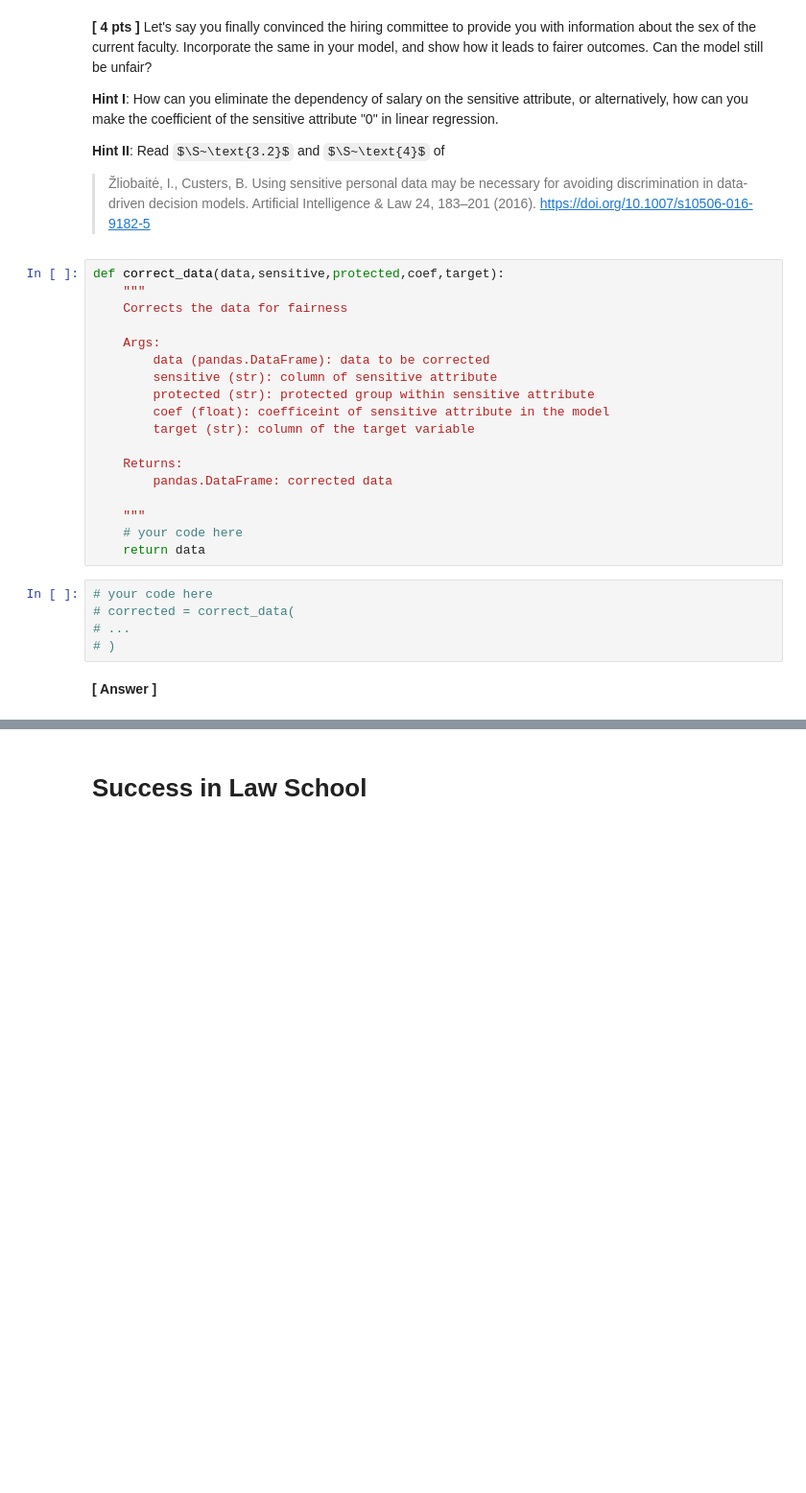
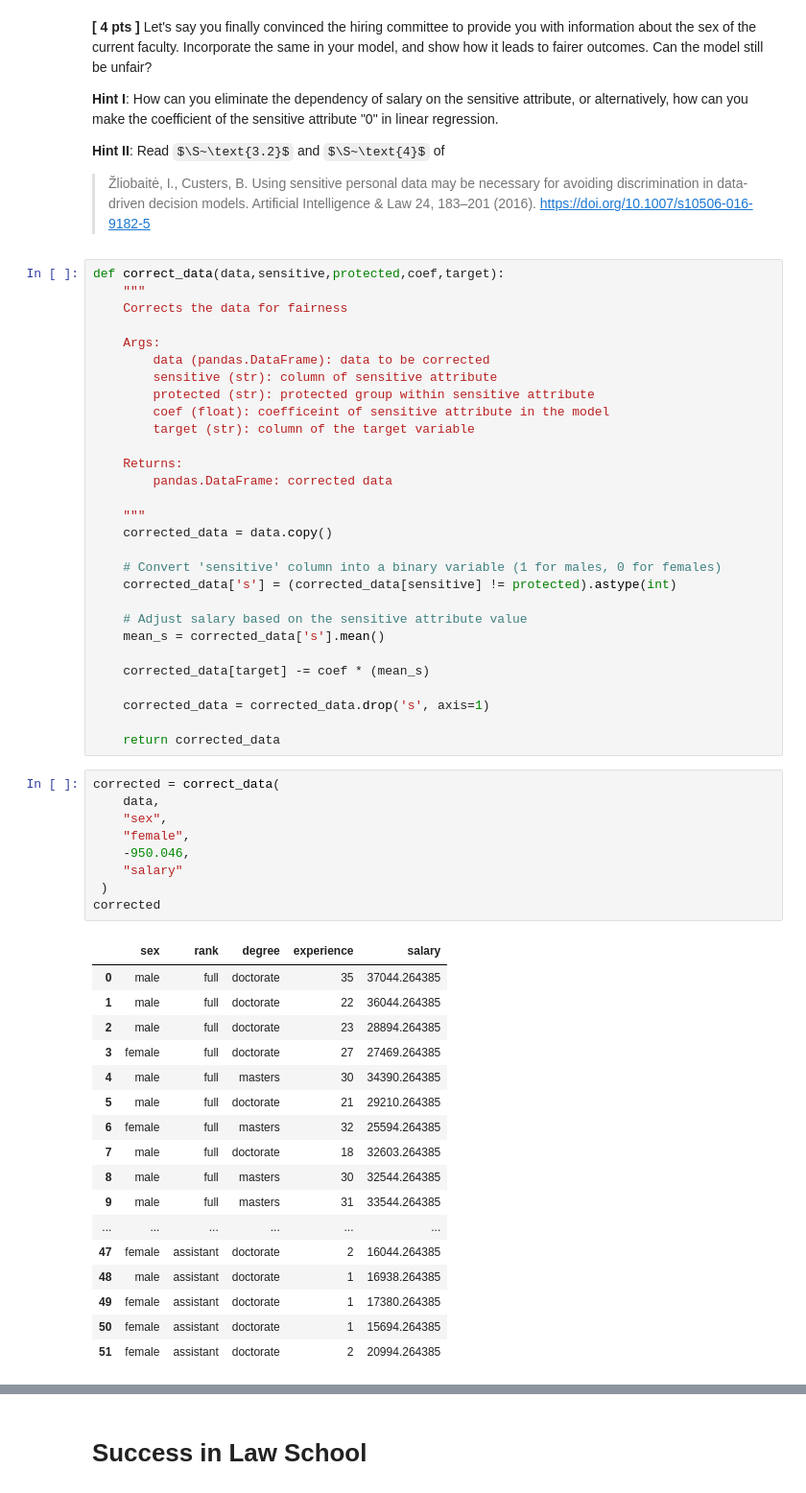
Before and after one commit to ferolaa/FATE, a Jupyter notebook: Lab II - Algorithmic Fairness/Notebook/L2_Algorithmic_Fairness_I_Regression.ipynb, the cells around one changed output, grey strips where cells are left out. Shown at 96% size. Cells and saved outputs as stored; diff of their text form; some formulas as TeX source; blank space fills up the shorter version.

```diff
--- a/Lab II - Algorithmic Fairness/Notebook/L2_Algorithmic_Fairness_I_Regression.ipynb
+++ b/Lab II - Algorithmic Fairness/Notebook/L2_Algorithmic_Fairness_I_Regression.ipynb
@@ -348,12 +358,43 @@ def correct_data(data,sensitive,protected,coef,target):
         pandas.DataFrame: corrected data
 
     """
-    # your code here
-    return data
+    corrected_data = data.copy()
+
+    # Convert 'sensitive' column into a binary variable (1 for males, 0 for females)
+    corrected_data['s'] = (corrected_data[sensitive] != protected).astype(int)
+
+    # Adjust salary based on the sensitive attribute value
+    mean_s = corrected_data['s'].mean()
+
+    corrected_data[target] -= coef * (mean_s)
+
+    corrected_data = corrected_data.drop('s', axis=1)
+
+    return corrected_data
-# %%
-# your code here
-# corrected = correct_data(
-# ...
-# )
-# %% [markdown]
-**[ Answer ]**
+# %%
+corrected = correct_data(
+    data,
+    "sex",
+    "female",
+    -950.046,
+    "salary"
+ )
+corrected
+# %% [output]
+|  | sex | rank | degree | experience | salary |
+| 0 | male | full | doctorate | 35 | 37044.264385 |
+| 1 | male | full | doctorate | 22 | 36044.264385 |
+| 2 | male | full | doctorate | 23 | 28894.264385 |
+| 3 | female | full | doctorate | 27 | 27469.264385 |
+| 4 | male | full | masters | 30 | 34390.264385 |
+| 5 | male | full | doctorate | 21 | 29210.264385 |
+| 6 | female | full | masters | 32 | 25594.264385 |
+| 7 | male | full | doctorate | 18 | 32603.264385 |
+| 8 | male | full | masters | 30 | 32544.264385 |
+| 9 | male | full | masters | 31 | 33544.264385 |
+| ... | ... | ... | ... | ... | ... |
+| 47 | female | assistant | doctorate | 2 | 16044.264385 |
+| 48 | male | assistant | doctorate | 1 | 16938.264385 |
+| 49 | female | assistant | doctorate | 1 | 17380.264385 |
+| 50 | female | assistant | doctorate | 1 | 15694.264385 |
+| 51 | female | assistant | doctorate | 2 | 20994.264385 |
```
Also changed, not shown: parts of 11 cells of this notebook.
